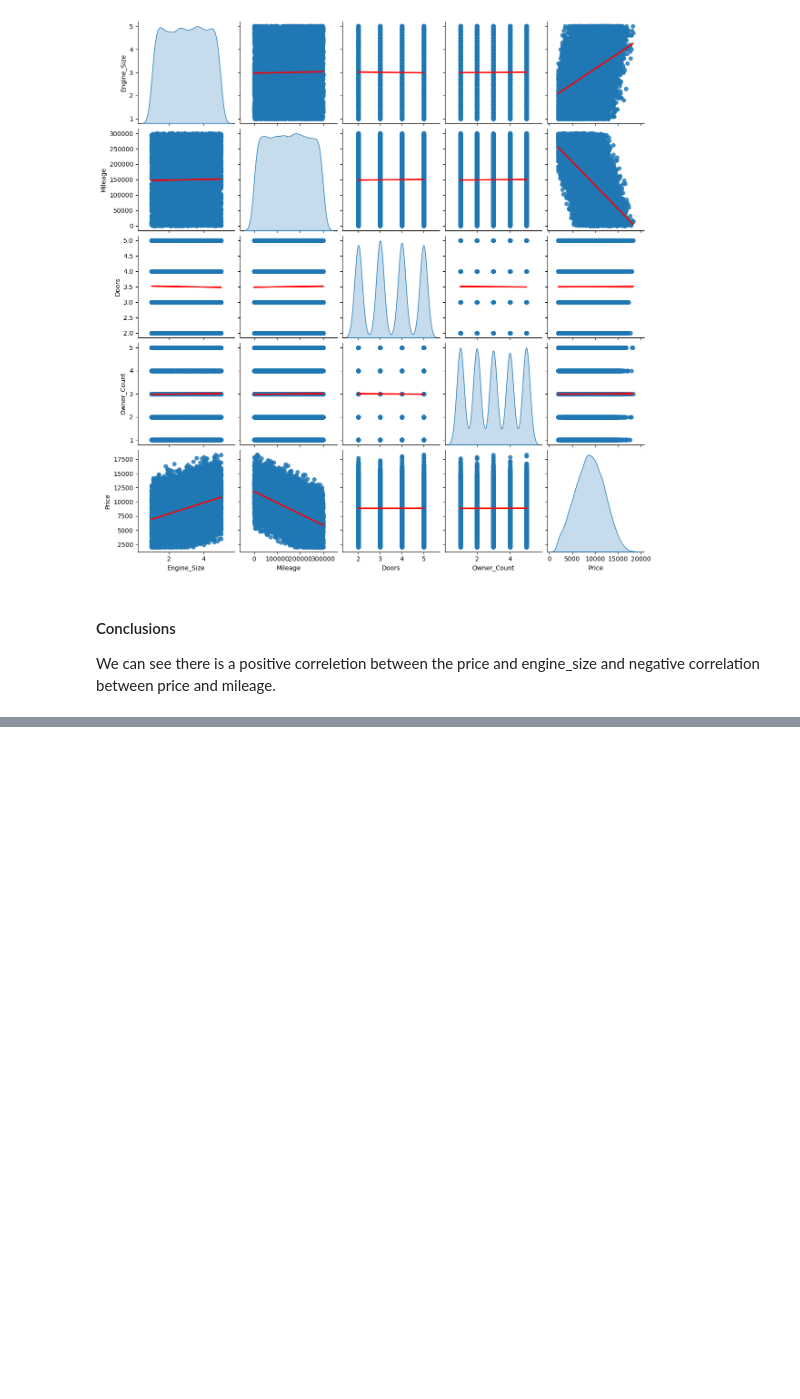
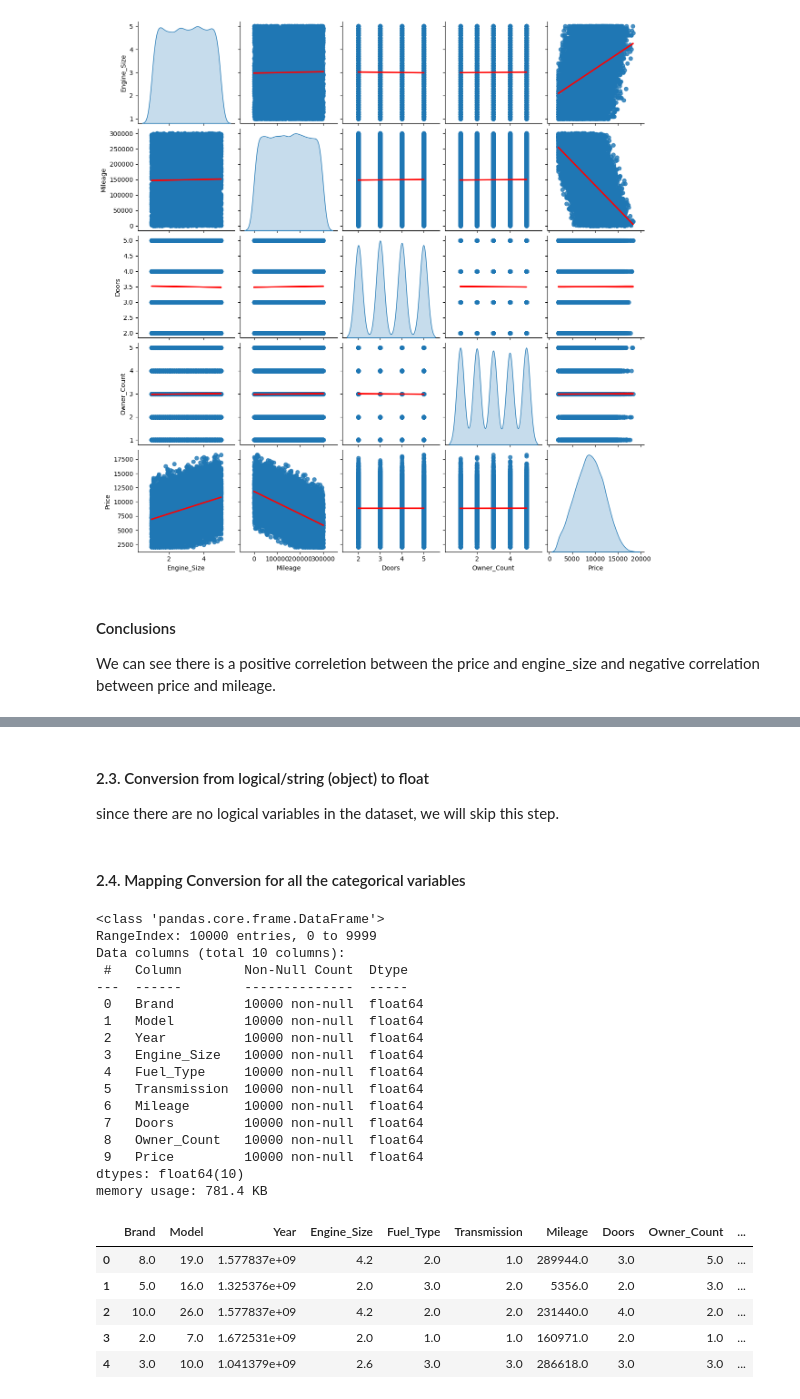
Before and after one commit to ElianDochev/TBS-Homework-2, a Jupyter notebook: car_price_dataset.ipynb, the cells around one changed output, grey strips where cells are left out. Cells and saved outputs as stored; diff of their text form; code cells hidden in the pictures; blank space fills up the shorter version.

```diff
--- a/car_price_dataset.ipynb
+++ b/car_price_dataset.ipynb
@@ -213,0 +249,42 @@ We can see there is a positive correletion between the price and engine_size and
+# %% [markdown]
+#### 2.3. Conversion from logical/string (object) to float
+
+since there are no logical variables in the dataset, we will skip this step.
+# %% [markdown]
+#### 2.4. Mapping Conversion for all the categorical variables
+# %%
+obj_cols = df.select_dtypes(include=['object']).columns.tolist() # get all columns with object data type
+
+for col in obj_cols:
+    list_labels_of_col = df[col].value_counts().index.tolist() # get all unique values of the column
+    list_num_of_labels = list(range(1, len(list_labels_of_col) + 1)) # create a list of numbers from 1 to the number of unique values
+
+    mapping = dict(zip(list_labels_of_col, list_num_of_labels)) # create a dictionary with the unique values as keys and the counts as values
+    df[col] = df[col].map(mapping).astype("float64") # map the values of the column to the counts as float64
+
+df.info()
+df.head()
+# %% [output]
+<class 'pandas.core.frame.DataFrame'>
+RangeIndex: 10000 entries, 0 to 9999
+Data columns (total 10 columns):
+ #   Column        Non-Null Count  Dtype
+---  ------        --------------  -----
+ 0   Brand         10000 non-null  float64
+ 1   Model         10000 non-null  float64
+ 2   Year          10000 non-null  float64
+ 3   Engine_Size   10000 non-null  float64
+ 4   Fuel_Type     10000 non-null  float64
+ 5   Transmission  10000 non-null  float64
+ 6   Mileage       10000 non-null  float64
+ 7   Doors         10000 non-null  float64
+ 8   Owner_Count   10000 non-null  float64
+ 9   Price         10000 non-null  float64
+dtypes: float64(10)
+memory usage: 781.4 KB
+|  | Brand | Model | Year | Engine_Size | Fuel_Type | Transmission | Mileage | Doors | Owner_Count | ... |
+| 0 | 8.0 | 19.0 | 1.577837e+09 | 4.2 | 2.0 | 1.0 | 289944.0 | 3.0 | 5.0 | ... |
+| 1 | 5.0 | 16.0 | 1.325376e+09 | 2.0 | 3.0 | 2.0 | 5356.0 | 2.0 | 3.0 | ... |
+| 2 | 10.0 | 26.0 | 1.577837e+09 | 4.2 | 2.0 | 2.0 | 231440.0 | 4.0 | 2.0 | ... |
+| 3 | 2.0 | 7.0 | 1.672531e+09 | 2.0 | 1.0 | 1.0 | 160971.0 | 2.0 | 1.0 | ... |
+| 4 | 3.0 | 10.0 | 1.041379e+09 | 2.6 | 3.0 | 3.0 | 286618.0 | 3.0 | 3.0 | ... |
```
Also changed, not shown: parts of 13 cells of this notebook.
